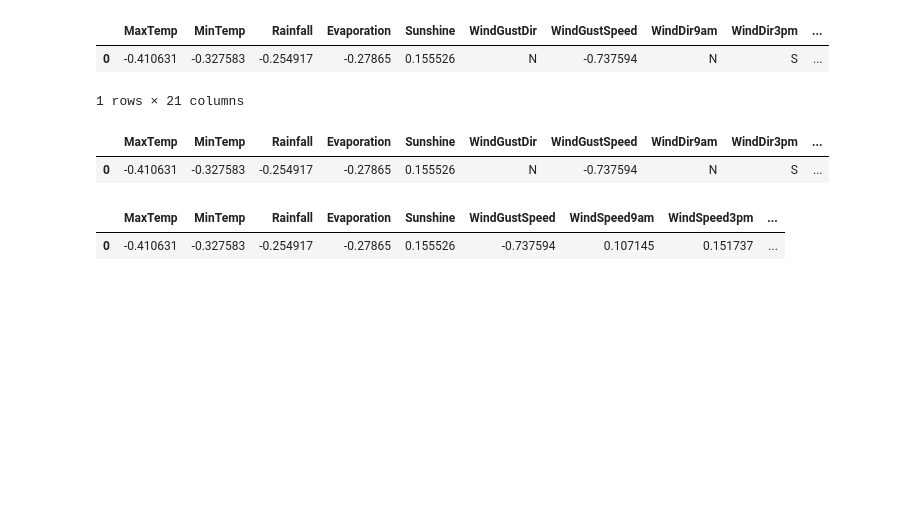
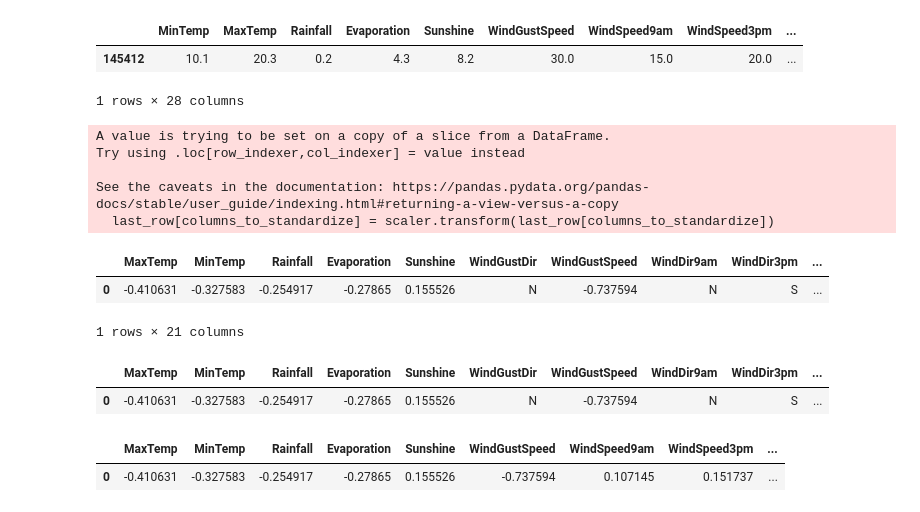
Before and after one commit to C4570/AA1-TUIA-Britos-Moresco, a Jupyter notebook: test.ipynb, the cells around one changed output. Saved outputs shown, nothing was run; the diff lists cells and outputs as text; code cells hidden in the pictures; blank space fills up the shorter version.

```diff
--- a/test.ipynb
+++ b/test.ipynb
@@ -51,3 +113,19 @@ df[columns_to_standardize] = scaler.transform(df[columns_to_standardize])
+# %%
+last_row = weather_data_dummies.tail(1)
+last_row
+# %% [output]
+|  | MinTemp | MaxTemp | Rainfall | Evaporation | Sunshine | WindGustSpeed | WindSpeed9am | WindSpeed3pm | ... |
+| 145412 | 10.1 | 20.3 | 0.2 | 4.3 | 8.2 | 30.0 | 15.0 | 20.0 | ... |
+1 rows × 28 columns
+# %%
+# Aplicar la estandarización a las columnas seleccionadas
+last_row[columns_to_standardize] = scaler.transform(last_row[columns_to_standardize])
+# %% [output]
+A value is trying to be set on a copy of a slice from a DataFrame.
+Try using .loc[row_indexer,col_indexer] = value instead
+
+See the caveats in the documentation: https://pandas.pydata.org/pandas-docs/stable/user_guide/indexing.html#returning-a-view-versus-a-copy
+  last_row[columns_to_standardize] = scaler.transform(last_row[columns_to_standardize])
 # %%
 df
 # %% [output]
```
Also changed, not shown: parts of 6 cells of this notebook, 1 other file.
